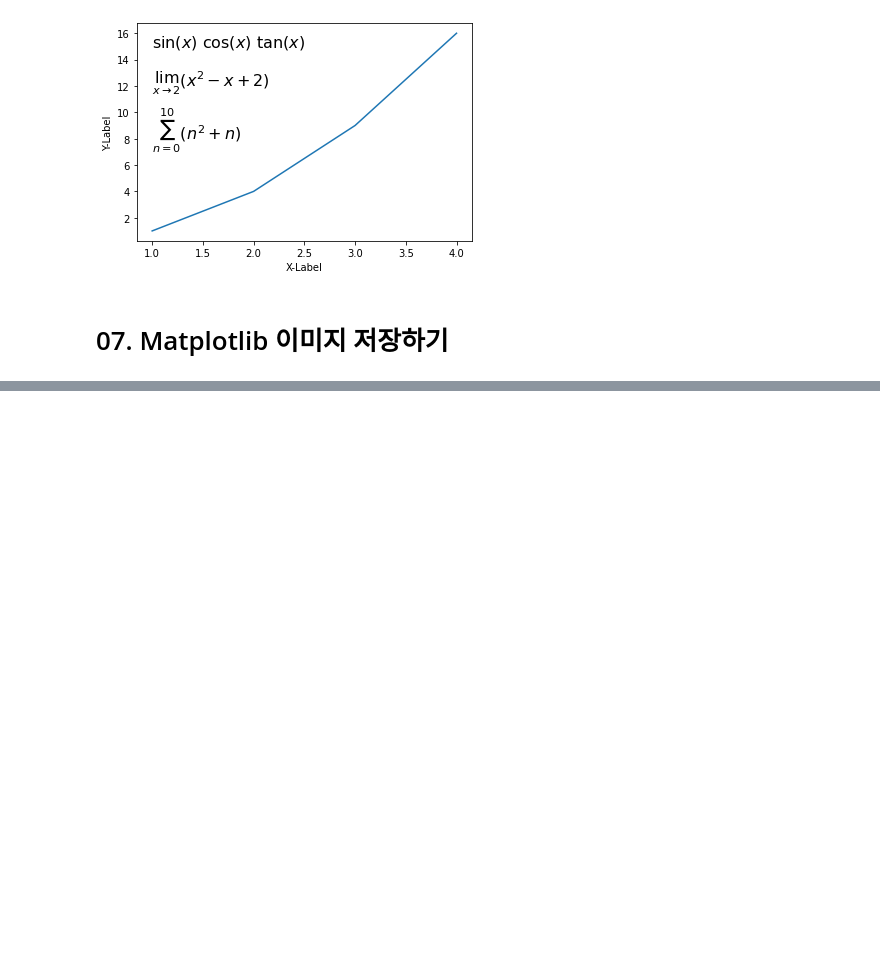
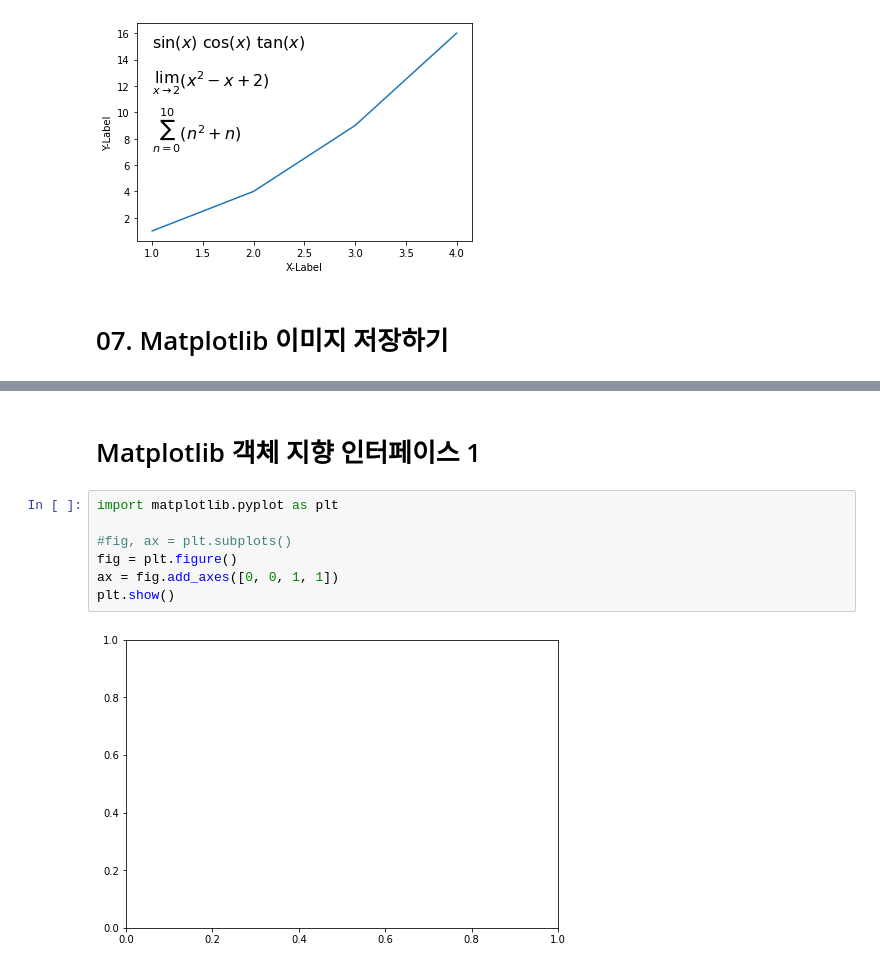
Before and after one commit to goodDev-junhyuk/JupyterNotebook, a Jupyter notebook: Matplotlib_Pie_Chart.ipynb, the cells around one changed output, grey strips where cells are left out. Cells and saved outputs as stored; diff of their text form; blank space fills up the shorter version.

```diff
--- a/Matplotlib_Pie_Chart.ipynb
+++ b/Matplotlib_Pie_Chart.ipynb
@@ -253,2 +255,13 @@ plt.savefig('savefig_default.png')
 # %% [output]
 [figure]
+# %% [markdown]
+# Matplotlib 객체 지향 인터페이스 1
+# %%
+import matplotlib.pyplot as plt
+
+#fig, ax = plt.subplots()
+fig = plt.figure()
+ax = fig.add_axes([0, 0, 1, 1])
+plt.show()
+# %% [output]
+[figure, added]
```
Also changed, not shown: parts of 2 cells of this notebook.
